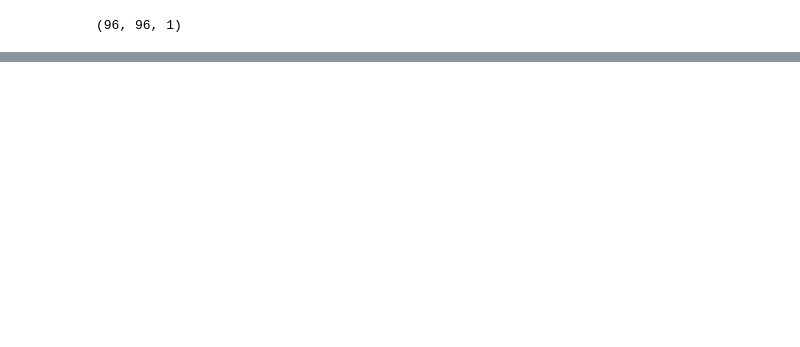
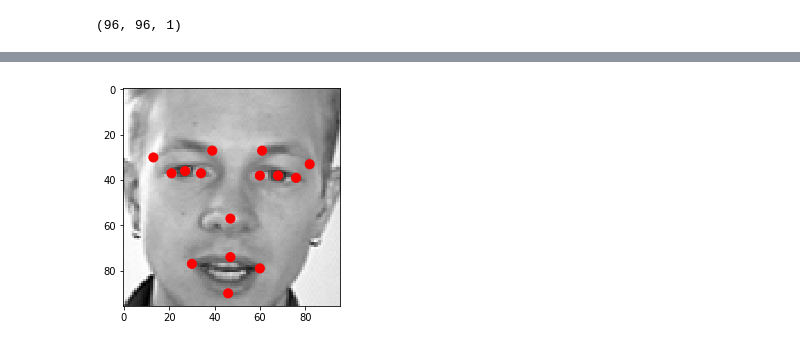
Before and after one commit to Tamgros/celebrity-recognition, a Jupyter notebook: Facial-key-points.ipynb, the cells around one changed output, grey strips where cells are left out. Drawn from its saved outputs; the diff is of its cells as text; code cells hidden in the pictures; blank space fills up the shorter version.

```diff
--- a/Facial-key-points.ipynb
+++ b/Facial-key-points.ipynb
@@ -238,0 +252,4 @@ array([ 0.18460125, -0.09311044, -0.15537426, -0.09311044,  0.12976688,
+# %%
+visualize_points(aug_imgs_train[2], aug_points_train[2])
+# %% [output]
+[figure, added]
```
Also changed, not shown: parts of 12 cells of this notebook.
